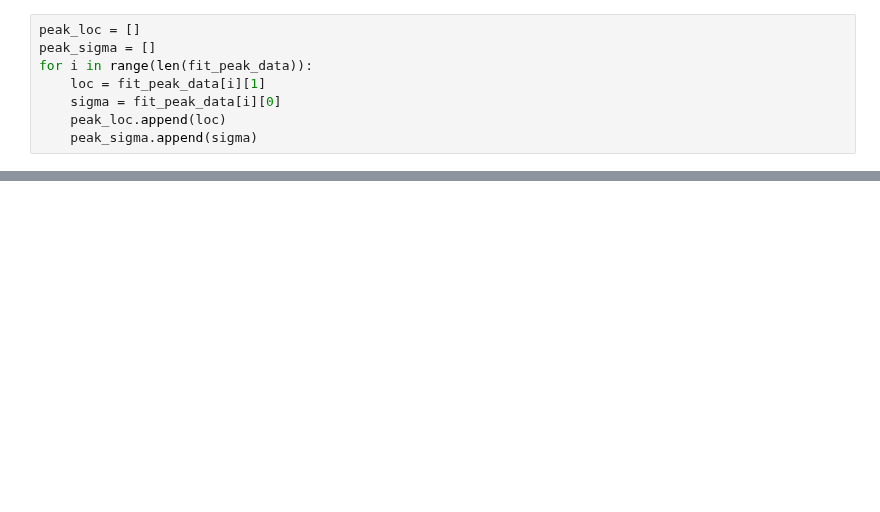
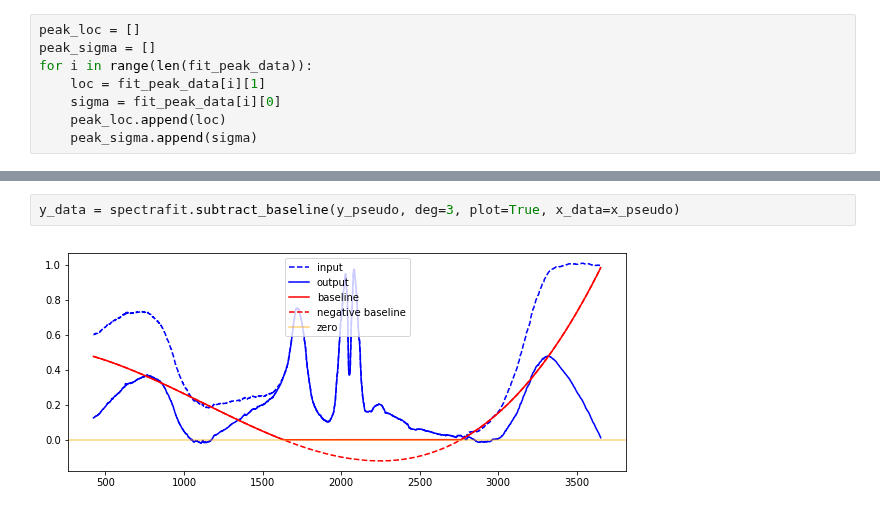
Before and after one commit to raman-noodles/Raman-noodles, a Jupyter notebook: examples/spectrafit_example.ipynb, the cells around one changed output, grey strips where cells are left out. Saved outputs shown, nothing was run; the diff lists cells and outputs as text; blank space fills up the shorter version.

```diff
--- a/examples/spectrafit_example.ipynb
+++ b/examples/spectrafit_example.ipynb
@@ -81,0 +137,4 @@ AttributeError: 'dict' object has no attribute 'append'
+# %%
+y_data = spectrafit.subtract_baseline(y_pseudo, deg=3, plot=True, x_data=x_pseudo)
+# %% [output]
+[figure, added]
```
Also changed, not shown: parts of 26 cells of this notebook.
